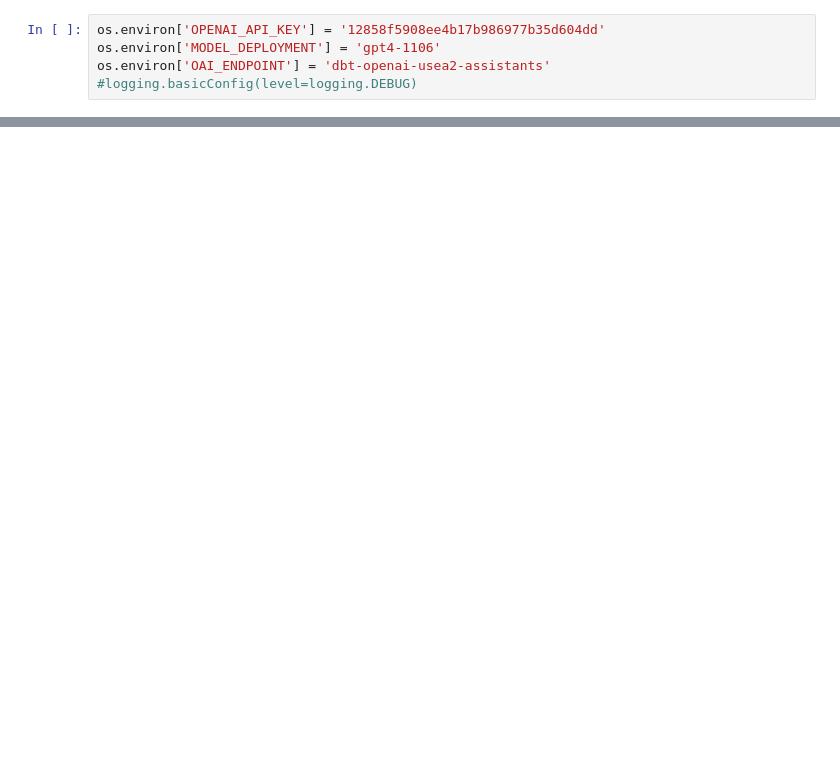
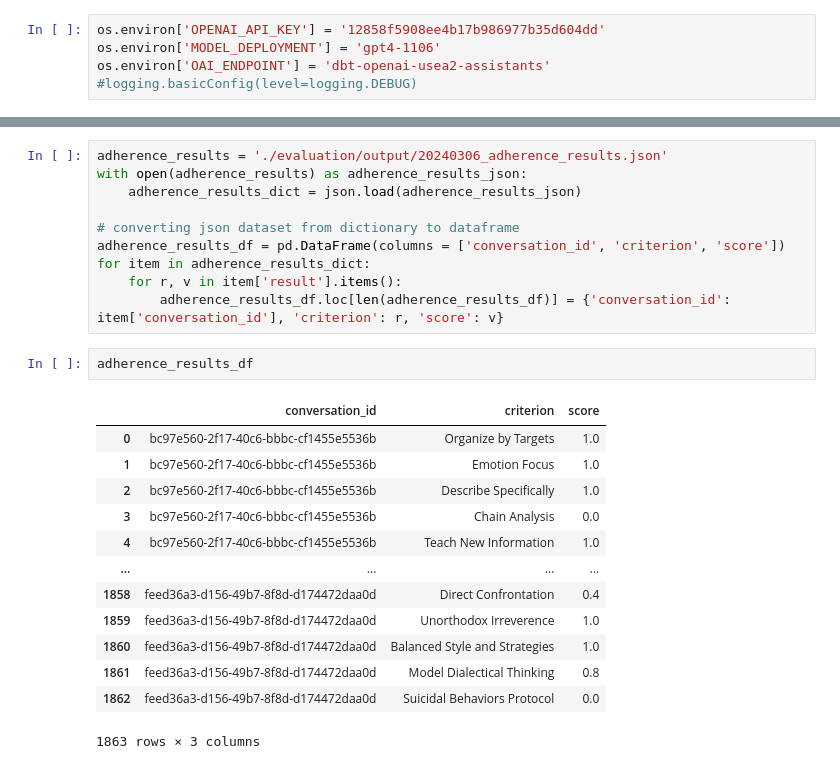
Before and after one commit to hecerinc/dbt-llm, a Jupyter notebook: src/Complete Pipeline.ipynb, the cells around one changed output, grey strips where cells are left out. Drawn from its saved outputs; the diff is of its cells as text; blank space fills up the shorter version.

```diff
--- a/src/Complete Pipeline.ipynb
+++ b/src/Complete Pipeline.ipynb
@@ -45,0 +64,26 @@ run_evaluations('test.csv', 'adherence_result.json')
+# %%
+adherence_results = './evaluation/output/20240306_adherence_results.json'
+with open(adherence_results) as adherence_results_json:
+    adherence_results_dict = json.load(adherence_results_json)
+
+# converting json dataset from dictionary to dataframe
+adherence_results_df = pd.DataFrame(columns = ['conversation_id', 'criterion', 'score'])
+for item in adherence_results_dict:
+    for r, v in item['result'].items():
+        adherence_results_df.loc[len(adherence_results_df)] = {'conversation_id': item['conversation_id'], 'criterion': r, 'score': v}
+# %%
+adherence_results_df
+# %% [output]
+|  | conversation_id | criterion | score |
+| 0 | bc97e560-2f17-40c6-bbbc-cf1455e5536b | Organize by Targets | 1.0 |
+| 1 | bc97e560-2f17-40c6-bbbc-cf1455e5536b | Emotion Focus | 1.0 |
+| 2 | bc97e560-2f17-40c6-bbbc-cf1455e5536b | Describe Specifically | 1.0 |
+| 3 | bc97e560-2f17-40c6-bbbc-cf1455e5536b | Chain Analysis | 0.0 |
+| 4 | bc97e560-2f17-40c6-bbbc-cf1455e5536b | Teach New Information | 1.0 |
+| ... | ... | ... | ... |
+| 1858 | feed36a3-d156-49b7-8f8d-d174472daa0d | Direct Confrontation | 0.4 |
+| 1859 | feed36a3-d156-49b7-8f8d-d174472daa0d | Unorthodox Irreverence | 1.0 |
+| 1860 | feed36a3-d156-49b7-8f8d-d174472daa0d | Balanced Style and Strategies | 1.0 |
+| 1861 | feed36a3-d156-49b7-8f8d-d174472daa0d | Model Dialectical Thinking | 0.8 |
+| 1862 | feed36a3-d156-49b7-8f8d-d174472daa0d | Suicidal Behaviors Protocol | 0.0 |
+1863 rows × 3 columns
```
Also changed, not shown: parts of 13 cells of this notebook, 9 other files.
